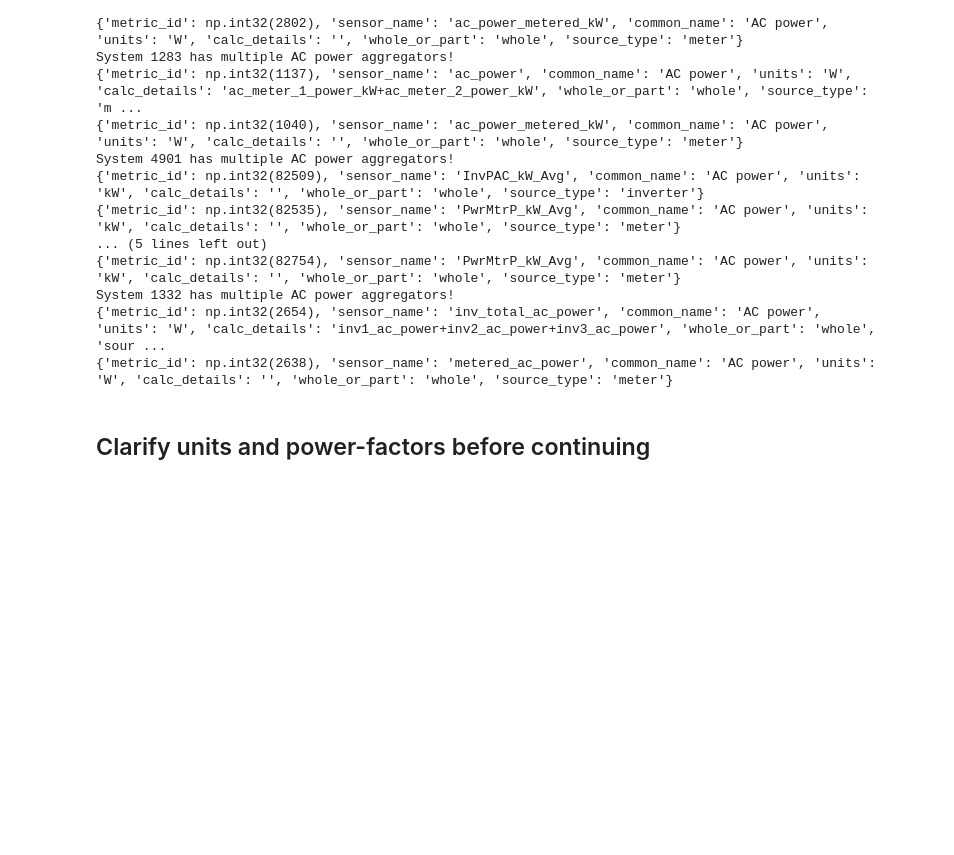
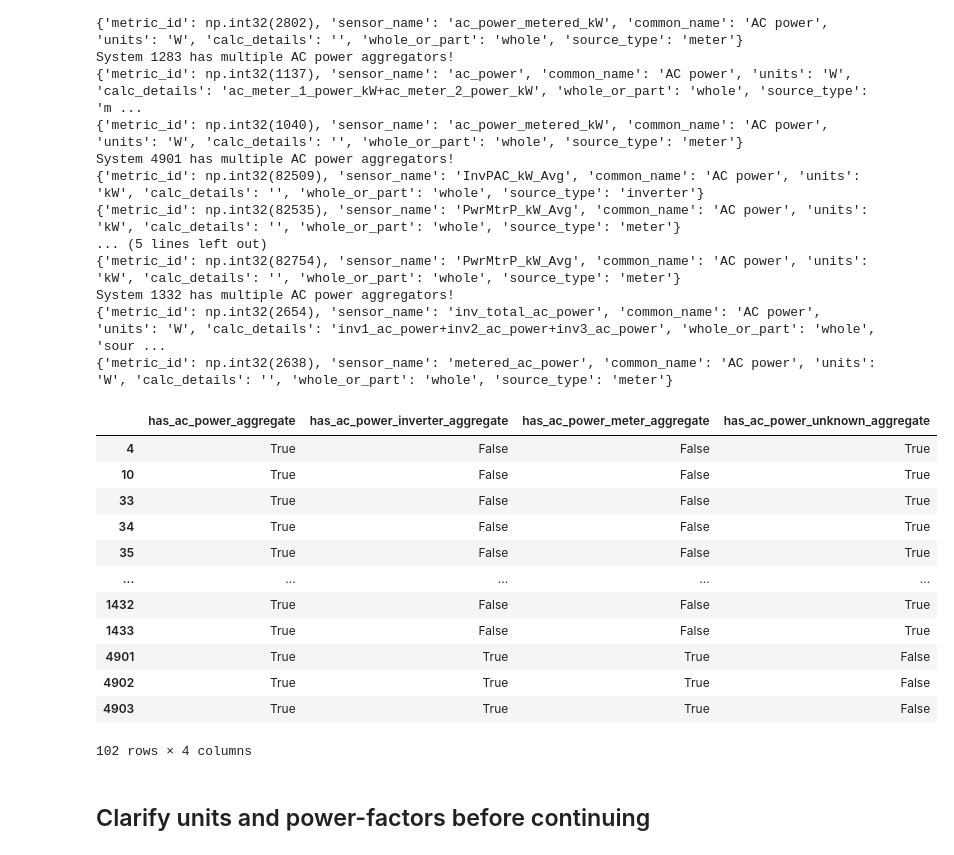
Before and after one commit to Erdos-Projects/predicting-day-ahead-solar-power-production, a Jupyter notebook: src/data/CEB/ac_power_filter_maker.ipynb, the cells around one changed output. Drawn from its saved outputs; the diff is of its cells as text; code cells hidden in the pictures; blank space fills up the shorter version.

Commit message:
Better metadata, split power factor

```diff
--- a/src/data/CEB/ac_power_filter_maker.ipynb
+++ b/src/data/CEB/ac_power_filter_maker.ipynb
@@ -174,7 +157,7 @@ agg_power = construct_all_parquet_power_aggregator_names()
 # %% [markdown]
 ## Initial Attempt
 # %%
-def sort_all_ac_power_names_step_1():
+def find_all_aggregate_power_names_draft():
     '''Find all ac aggregator names.'''
     global metrics_df, systems_cleaned
     power_data = metrics_search_for_fragment_df(metrics_df, 'pow')
@@ -226,7 +209,7 @@ def sort_all_ac_power_names_step_1():
 
     return answers_dict
 # %%
-ac_agg_names = sort_all_ac_power_names_step_1()
+ac_agg_names = find_all_aggregate_power_names_draft()
 # %% [output]
 System 1200 has multiple AC power aggregators!
 {'metric_id': np.int32(2751), 'sensor_name': 'ac_power', 'common_name': 'AC power', 'units': 'W', 'calc_details': 'ac_power_metered_kW', 'whole_or_part': 'whole'}
@@ -337,7 +320,8 @@ Revised step one with inverter/meter/unknown data.
 # %%
-def sort_all_ac_power_names_rev_step_1(print_warnings=False):
+def find_all_aggregate_power_names(print_warnings=False):
     '''Find all ac aggregator names.'''
     global metrics_df, systems_cleaned
+    # get data-holders initialized
     power_data = metrics_search_for_fragment_df(metrics_df, 'pow')
     ac_data = metrics_search_for_fragment_df(metrics_df, 'ac')
     power_ids = set(power_data.system_id).intersection(set(systems_cleaned.system_id),
@@ -345,6 +329,17 @@ def sort_all_ac_power_names_rev_step_1(print_warnings=False):
     answers_dict = {
         id: [] for id in power_ids
     }
+    num_ids = len(power_ids)
+    ac_pow_metadata_df = pd.DataFrame(
+        np.full(shape=(num_ids, 4), fill_value=False, dtype='bool'),
+        index=answers_dict.keys(),
+        columns=['has_ac_power_aggregate',
+                 'has_ac_power_inverter_aggregate',
+                 'has_ac_power_meter_aggregate',
+                 'has_ac_power_unknown_aggregate']
+    )
+    ac_pow_metadata_df = ac_pow_metadata_df.sort_index()
+    # Modify this list to suit your needs per problem
     ac_agg_sensor_names = ['ac_power', 'ac_power_hW', 'ac_power_kW', 'ac_power_1_6',
                            'InvPAC_kW_Avg', 'ac_power_calc', 'W_avg',
                            'ac_power_metered_kW', 'RTW',
@@ -361,6 +356,7 @@ def sort_all_ac_power_names_rev_step_1(print_warnings=False):
             if len(relevant_rows_metrics.index) > 1:
                 raise RuntimeError(f'System {id} has multiple sensors named {sensor_name}!')
             else:
+                ac_pow_metadata_df.loc[id, 'has_ac_power_aggregate'] = True
                 ind = relevant_rows_metrics.index[0]
                 metric_id = relevant_rows_metrics.loc[ind, 'metric_id']
                 common_name = relevant_rows_metrics.loc[ind, 'common_name']
@@ -381,6 +377,7 @@ def sort_all_ac_power_names_rev_step_1(print_warnings=False):
                         'whole_or_part': 'whole',
                         'source_type': 'inverter',
                     })
+                    ac_pow_metadata_df.loc[id, 'has_ac_power_inverter_aggregate'] = True
                 # find meter-aggregator modules
                 elif ('meter' in sensor_name.lower()) or ('meter' in common_name.lower())\
                   or ('meter' in calc_type.lower()) or ('meter' in source_type.lower()):
@@ -393,6 +390,7 @@ def sort_all_ac_power_names_rev_step_1(print_warnings=False):
                         'whole_or_part': 'whole',
                         'source_type': 'meter',
                     })
+                    ac_pow_metadata_df.loc[id, 'has_ac_power_meter_aggregate'] = True
                 # find other modules
                 else:
                     answers_dict[id].append({
@@ -404,6 +402,7 @@ def sort_all_ac_power_names_rev_step_1(print_warnings=False):
                         'whole_or_part': 'whole',
                         'source_type': 'unknown',
                     })
+                    ac_pow_metadata_df.loc[id, 'has_ac_power_unknown_aggregate'] = True
     # quick checks
     for id in power_ids:
         # check for missing entries
@@ -415,9 +414,9 @@ def sort_all_ac_power_names_rev_step_1(print_warnings=False):
             for term in answers_dict[id]:
                 print(term)
 
-    return answers_dict
+    return (answers_dict, ac_pow_metadata_df)
 # %%
-agg_names_rev = sort_all_ac_power_names_rev_step_1(True)
+agg_names_rev, agg_metadata = find_all_aggregate_power_names(True)
 # %% [output]
 System 1200 has multiple AC power aggregators!
 {'metric_id': np.int32(2751), 'sensor_name': 'ac_power', 'common_name': 'AC power', 'units': 'W', 'calc_details': 'ac_power_metered_kW', 'whole_or_part': 'whole', 'source_type': 'meter'}
@@ -436,6 +435,22 @@ System 4901 has multiple AC power aggregators!
 System 1332 has multiple AC power aggregators!
 {'metric_id': np.int32(2654), 'sensor_name': 'inv_total_ac_power', 'common_name': 'AC power', 'units': 'W', 'calc_details': 'inv1_ac_power+inv2_ac_power+inv3_ac_power', 'whole_or_part': 'whole', 'sour ...
 {'metric_id': np.int32(2638), 'sensor_name': 'metered_ac_power', 'common_name': 'AC power', 'units': 'W', 'calc_details': '', 'whole_or_part': 'whole', 'source_type': 'meter'}
+# %%
+agg_metadata
+# %% [output]
+|  | has_ac_power_aggregate | has_ac_power_inverter_aggregate | has_ac_power_meter_aggregate | has_ac_power_unknown_aggregate |
+| 4 | True | False | False | True |
+| 10 | True | False | False | True |
+| 33 | True | False | False | True |
+| 34 | True | False | False | True |
+| 35 | True | False | False | True |
+| ... | ... | ... | ... | ... |
+| 1432 | True | False | False | True |
+| 1433 | True | False | False | True |
+| 4901 | True | True | True | False |
+| 4902 | True | True | True | False |
+| 4903 | True | True | True | False |
+102 rows × 4 columns
 # %% [markdown]
 ## Clarify units and power-factors before continuing
 # %%
```
Also changed, not shown: parts of 26 cells of this notebook.
